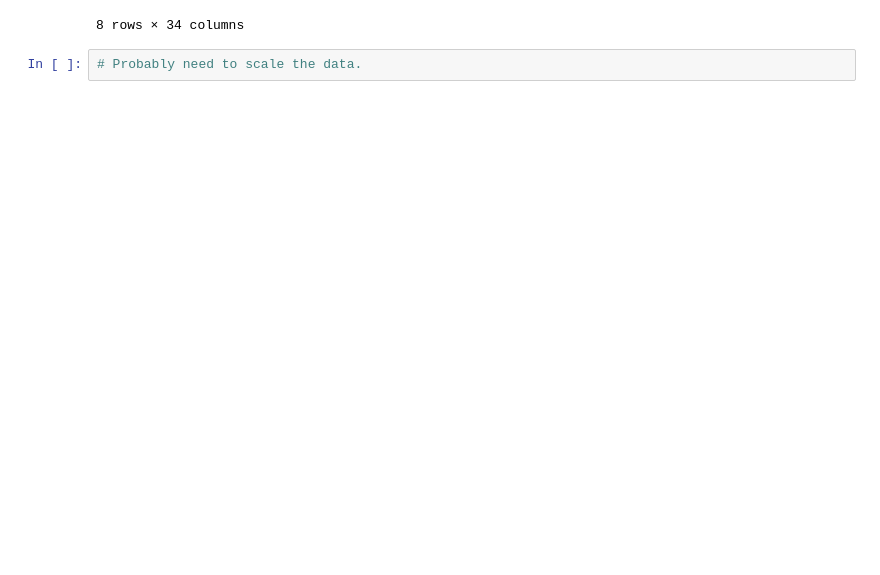
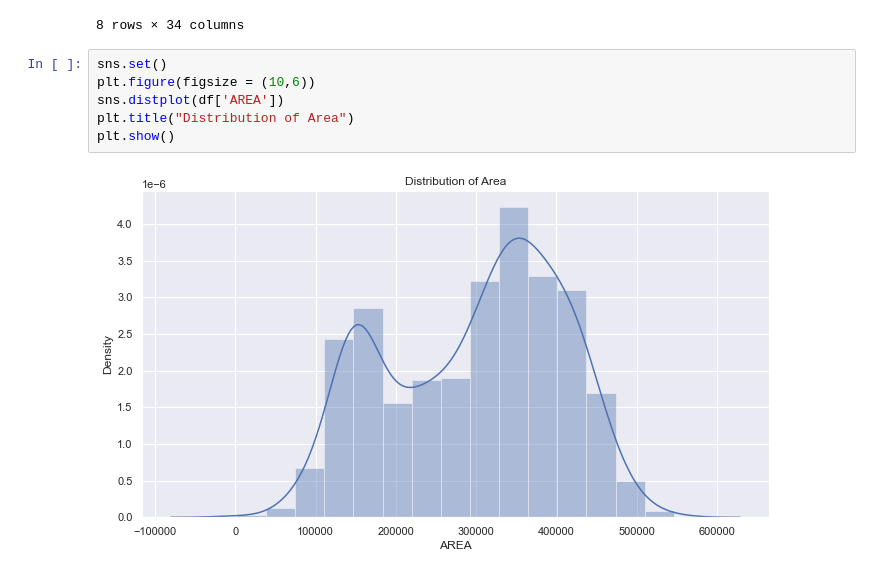
Before and after one commit to whh96/Date_Fruit_Prediction, a Jupyter notebook: DateFruit.ipynb, the cells around one changed output. Saved outputs shown, nothing was run; the diff lists cells and outputs as text; blank space fills up the shorter version.

```diff
--- a/DateFruit.ipynb
+++ b/DateFruit.ipynb
@@ -67,5 +74,11 @@ df.describe()
 | 75% | 382573.000000 | 2389.716575 | 858.633750 | 589.031700 | 0.802150 | 697.930525 | 0.991800 | 388804.000000 | 0.775850 | ... |
 | max | 546063.000000 | 2811.997100 | 1222.723000 | 766.453600 | 1.000000 | 833.827900 | 0.997400 | 552598.000000 | 0.856200 | ... |
 8 rows × 34 columns
-# %%
-# Probably need to scale the data.
+# %%
+sns.set()
+plt.figure(figsize = (10,6))
+sns.distplot(df['AREA'])
+plt.title("Distribution of Area")
+plt.show()
+# %% [output]
+[figure, added]
```
Also changed, not shown: parts of 27 cells of this notebook.
